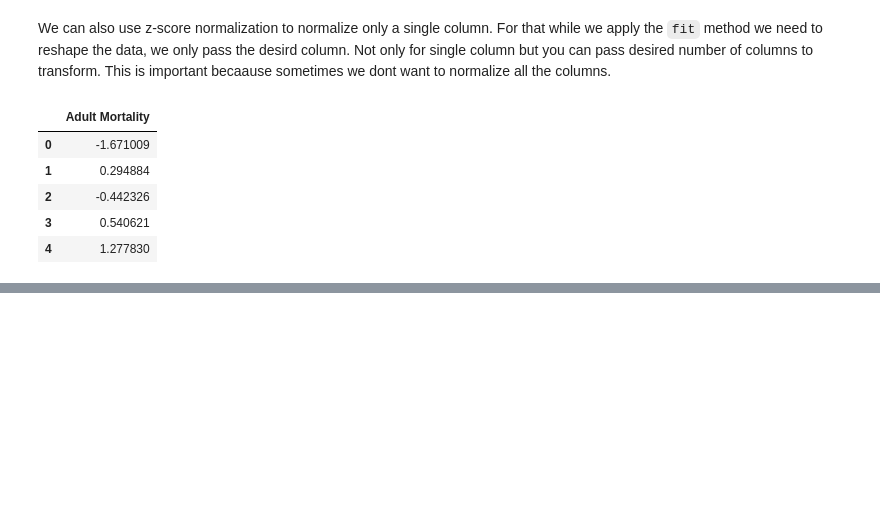
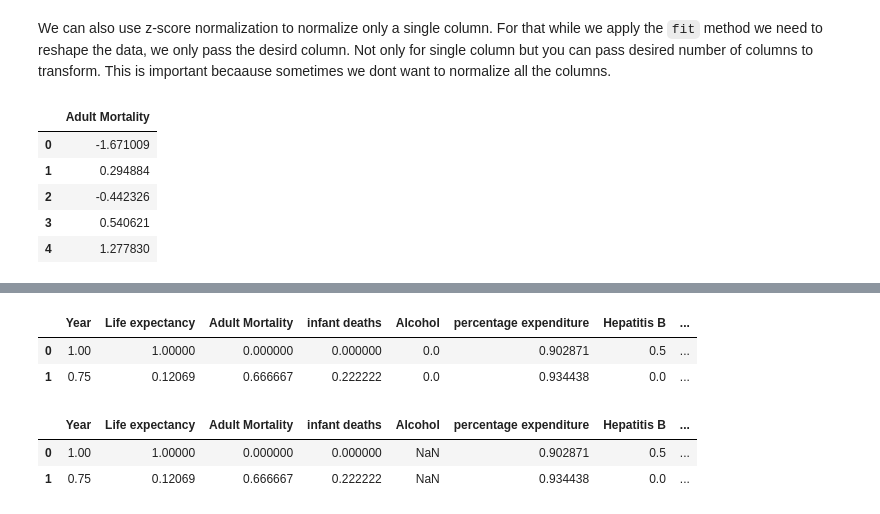
Before and after one commit to cruvss/Data-Preprocessing-For-Machine-Learning, a Jupyter notebook: 4.Data_Transformation/dtrans.ipynb, the cells around one changed output, grey strips where cells are left out. Saved outputs shown, nothing was run; the diff lists cells and outputs as text; code cells hidden in the pictures; blank space fills up the shorter version.

```diff
--- a/4.Data_Transformation/dtrans.ipynb
+++ b/4.Data_Transformation/dtrans.ipynb
@@ -160,0 +180,28 @@ sample_1_normalized_onecolumn.head()
+# %%
+# Using the sklearn library
+
+from sklearn.preprocessing import MinMaxScaler
+
+min_max_scaler = MinMaxScaler()
+min_max_scaler.fit(sample_1)
+sample_1_normalized_minmax = min_max_scaler.transform(sample_1)
+sample_1_normalized_minmax = pd.DataFrame(sample_1_normalized_minmax, columns=sample_1.columns)
+sample_1_normalized_minmax.head(2)
+# %% [output]
+|  | Year | Life expectancy | Adult Mortality | infant deaths | Alcohol | percentage expenditure | Hepatitis B | ... |
+| 0 | 1.00 | 1.00000 | 0.000000 | 0.000000 | 0.0 | 0.902871 | 0.5 | ... |
+| 1 | 0.75 | 0.12069 | 0.666667 | 0.222222 | 0.0 | 0.934438 | 0.0 | ... |
+# %%
+# manual min-max normalization
+
+def calc_min_max(data):
+    min_val = data.min()
+    max_val = data.max()
+    min_max = (data - min_val) / (max_val - min_val)
+    return min_max
+sample_1_normalized_manual_minmax = sample_1.apply(calc_min_max)
+sample_1_normalized_manual_minmax.head(2)
+# %% [output]
+|  | Year | Life expectancy | Adult Mortality | infant deaths | Alcohol | percentage expenditure | Hepatitis B | ... |
+| 0 | 1.00 | 1.00000 | 0.000000 | 0.000000 | NaN | 0.902871 | 0.5 | ... |
+| 1 | 0.75 | 0.12069 | 0.666667 | 0.222222 | NaN | 0.934438 | 0.0 | ... |
```
Also changed, not shown: parts of 9 cells of this notebook.
